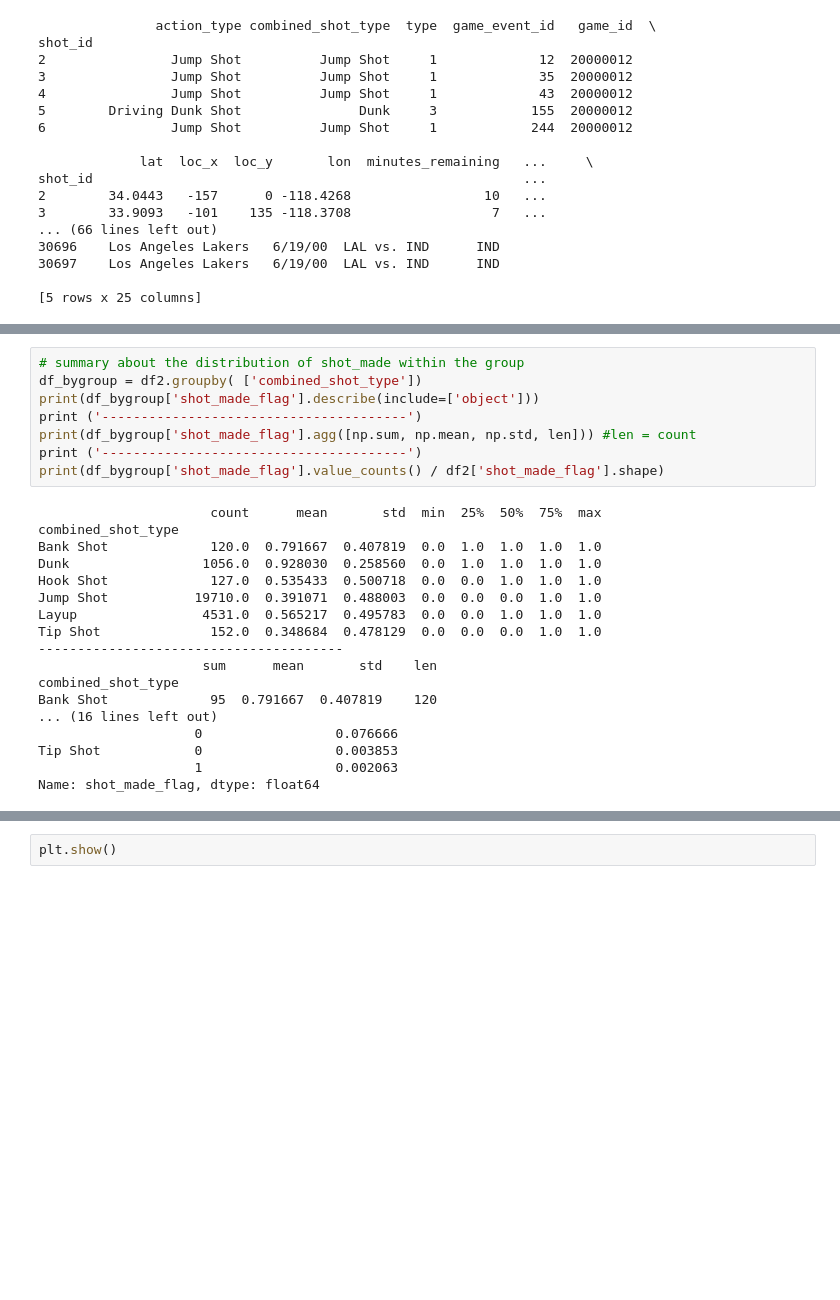
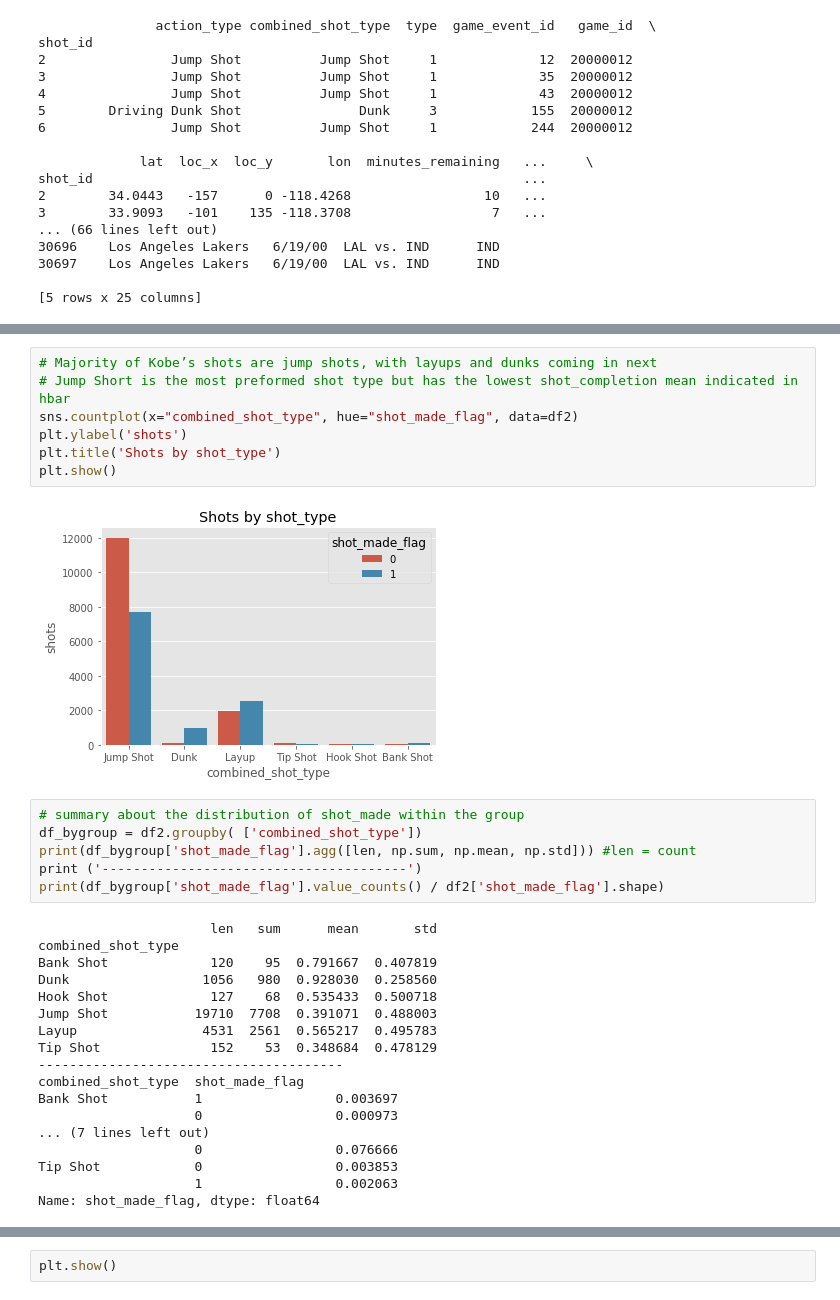
Before and after one commit to AustinLVB/KaggleKobe, a Jupyter notebook: Project1VisualizationLVBISHOP.ipynb, the cells around one changed output, grey strips where cells are left out. Drawn from its saved outputs; the diff is of its cells as text; blank space fills up the shorter version.

```diff
--- a/Project1VisualizationLVBISHOP.ipynb
+++ b/Project1VisualizationLVBISHOP.ipynb
@@ -586,25 +700,32 @@ df2.describe(include=['object'])
+# %%
+# Majority of Kobe’s shots are jump shots, with layups and dunks coming in next
+# Jump Short is the most preformed shot type but has the lowest shot_completion mean indicated in hbar
+sns.countplot(x="combined_shot_type", hue="shot_made_flag", data=df2)
+plt.ylabel('shots')
+plt.title('Shots by shot_type')
+plt.show()
+# %% [output]
+[figure, added]
 # %%
 # summary about the distribution of shot_made within the group
 df_bygroup = df2.groupby( ['combined_shot_type'])
-print(df_bygroup['shot_made_flag'].describe(include=['object']))
-print ('---------------------------------------')
-print(df_bygroup['shot_made_flag'].agg([np.sum, np.mean, np.std, len])) #len = count
+print(df_bygroup['shot_made_flag'].agg([len, np.sum, np.mean, np.std])) #len = count
 print ('---------------------------------------')
 print(df_bygroup['shot_made_flag'].value_counts() / df2['shot_made_flag'].shape)
 # %% [output]
-                      count      mean       std  min  25%  50%  75%  max
+                      len   sum      mean       std
 combined_shot_type
-Bank Shot             120.0  0.791667  0.407819  0.0  1.0  1.0  1.0  1.0
-Dunk                 1056.0  0.928030  0.258560  0.0  1.0  1.0  1.0  1.0
-Hook Shot             127.0  0.535433  0.500718  0.0  0.0  1.0  1.0  1.0
-Jump Shot           19710.0  0.391071  0.488003  0.0  0.0  0.0  1.0  1.0
-Layup                4531.0  0.565217  0.495783  0.0  0.0  1.0  1.0  1.0
-Tip Shot              152.0  0.348684  0.478129  0.0  0.0  0.0  1.0  1.0
+Bank Shot             120    95  0.791667  0.407819
+Dunk                 1056   980  0.928030  0.258560
+Hook Shot             127    68  0.535433  0.500718
+Jump Shot           19710  7708  0.391071  0.488003
+Layup                4531  2561  0.565217  0.495783
+Tip Shot              152    53  0.348684  0.478129
 ---------------------------------------
-                     sum      mean       std    len
-combined_shot_type
-Bank Shot             95  0.791667  0.407819    120
-... (16 lines left out)
+combined_shot_type  shot_made_flag
+Bank Shot           1                 0.003697
+                    0                 0.000973
+... (7 lines left out)
                     0                 0.076666
 Tip Shot            0                 0.003853
                     1                 0.002063
```
Also changed, not shown: parts of 47 cells of this notebook.
